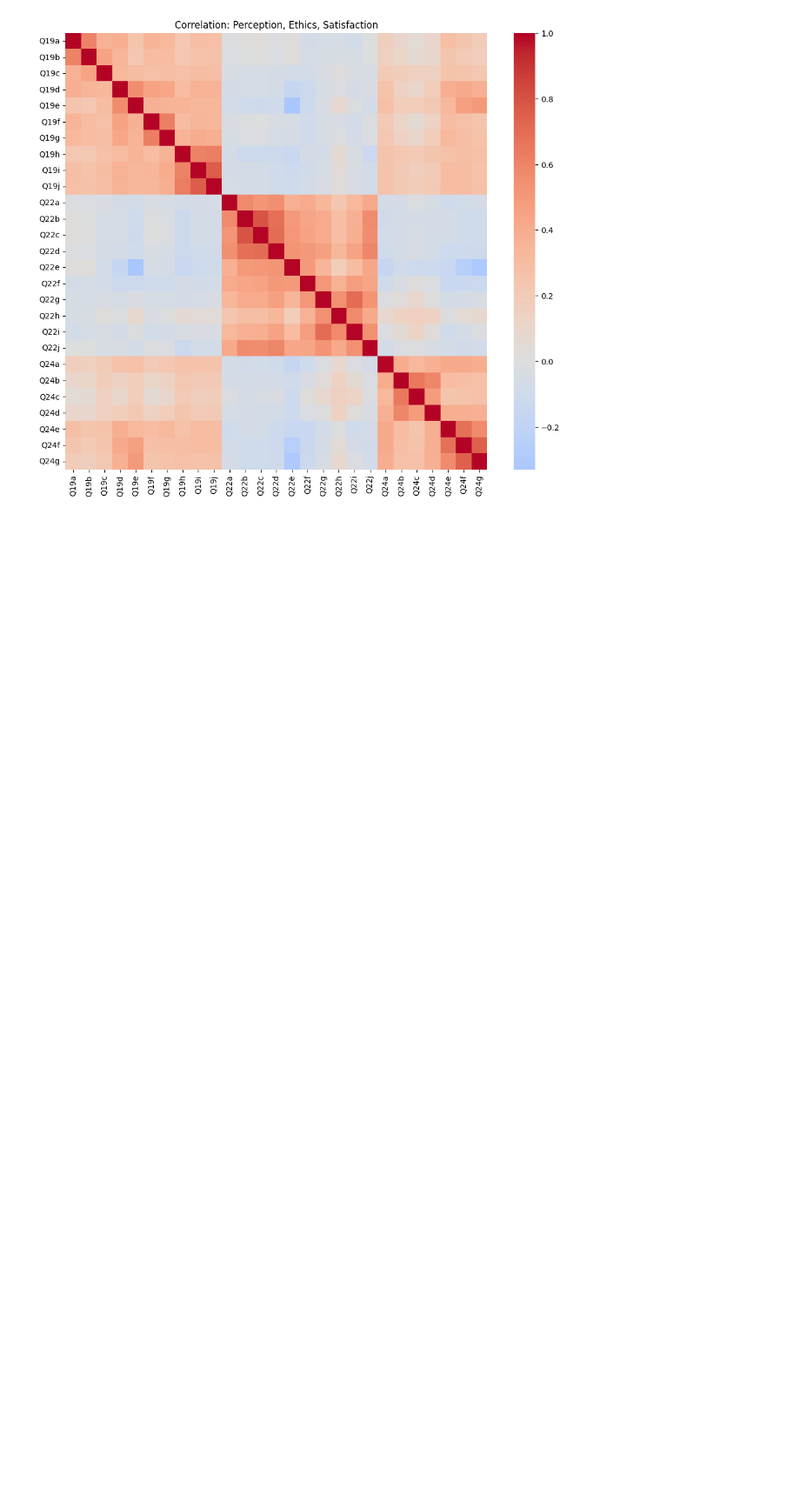
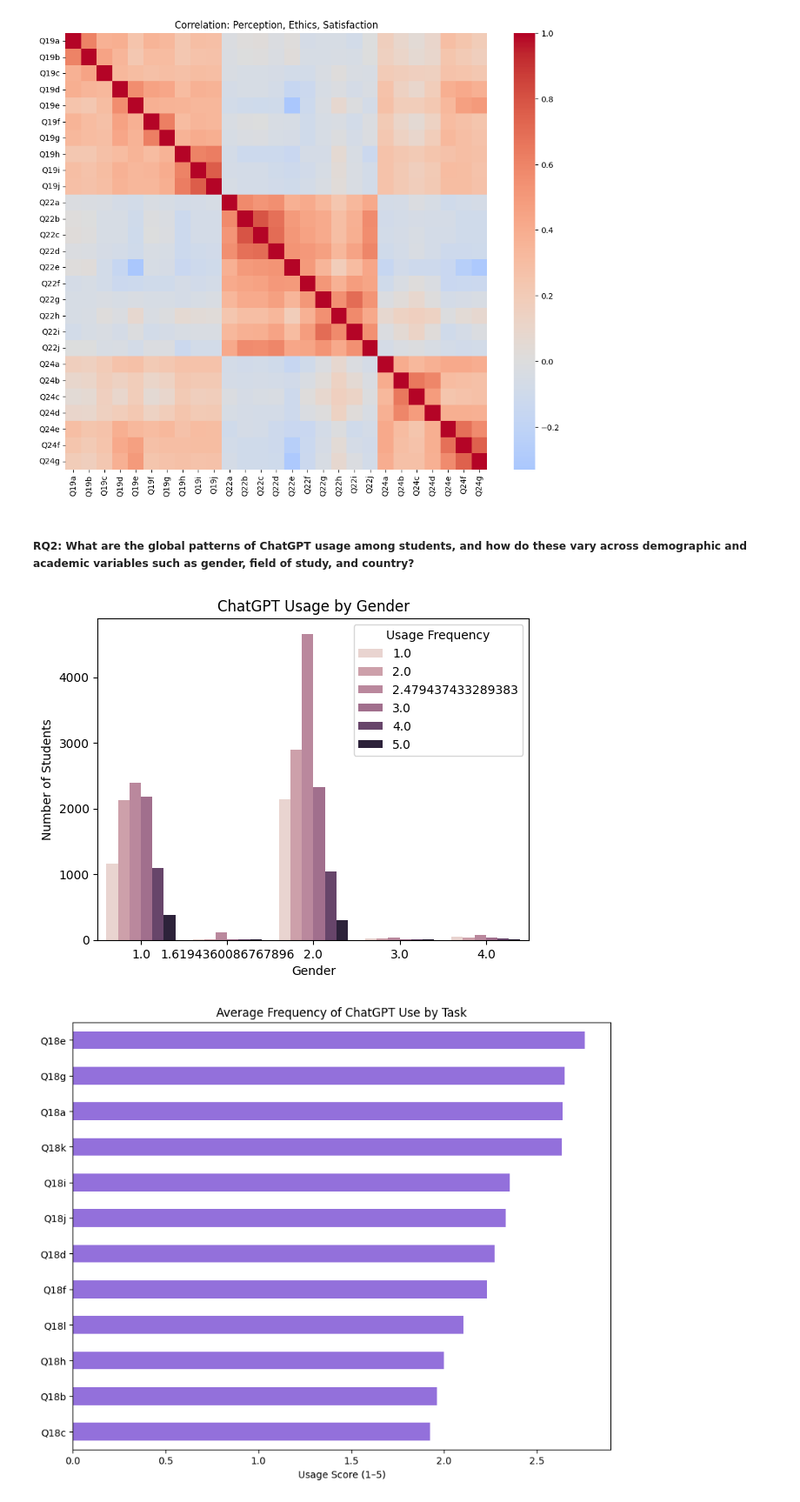
Before and after one commit to DevashreePawar/The-ChatGPT-Classroom-Global-Trends-in-Student-Usage-and-Perception, a Jupyter notebook: ChatGPT Survey.ipynb, the cells around one changed output. Shown at 87% size. Drawn from its saved outputs; the diff is of its cells as text; code cells hidden in the pictures; blank space fills up the shorter version.

```diff
--- a/ChatGPT Survey.ipynb
+++ b/ChatGPT Survey.ipynb
@@ -132,3 +133,23 @@ plt.title("Correlation: Perception, Ethics, Satisfaction")
 plt.show()
 # %% [output]
 [figure]
+# %% [markdown]
+##### RQ2: What are the global patterns of ChatGPT usage among students, and how do these vary across demographic and academic variables such as gender, field of study, and country?
+# %%
+# Usage frequency by gender
+sns.countplot(x='Q2', hue='Q15', data=df)
+plt.title('ChatGPT Usage by Gender')
+plt.xlabel('Gender')
+plt.ylabel('Number of Students')
+plt.legend(title='Usage Frequency')
+plt.show()
+
+#Task frequency
+task_cols = df.filter(like='Q18').mean().sort_values()
+task_cols.plot(kind='barh', figsize=(10,8), color='mediumpurple')
+plt.title('Average Frequency of ChatGPT Use by Task')
+plt.xlabel('Usage Score (1–5)')
+plt.show()
+# %% [output]
+[figure, added]
+[figure, added]
```
Also changed, not shown: parts of 6 cells of this notebook.
